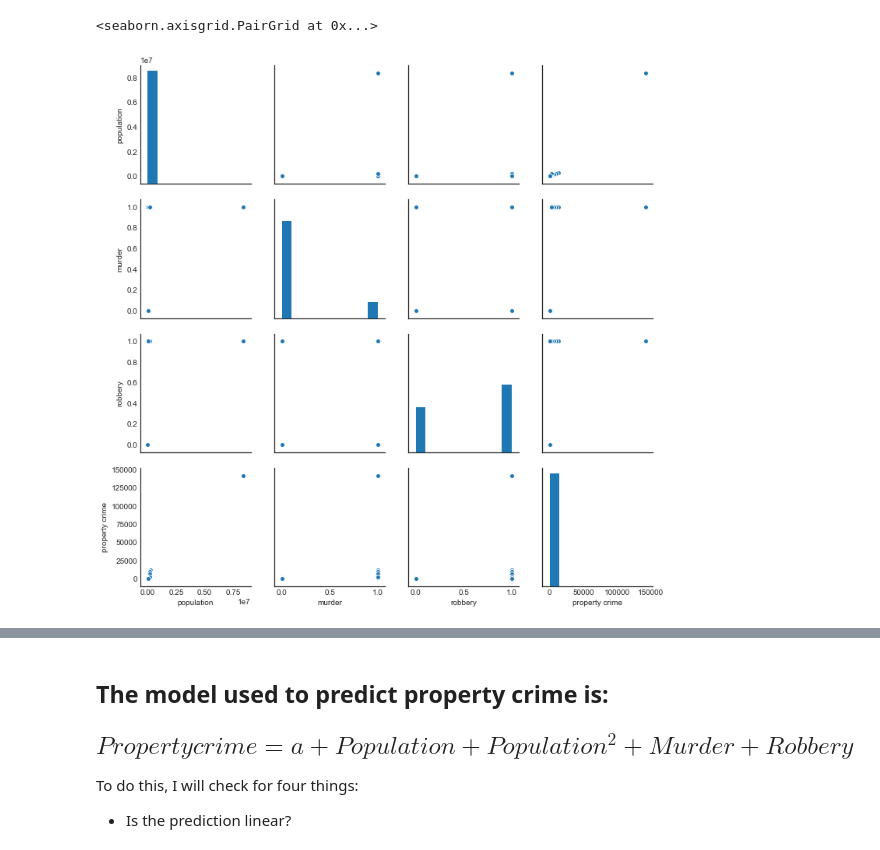
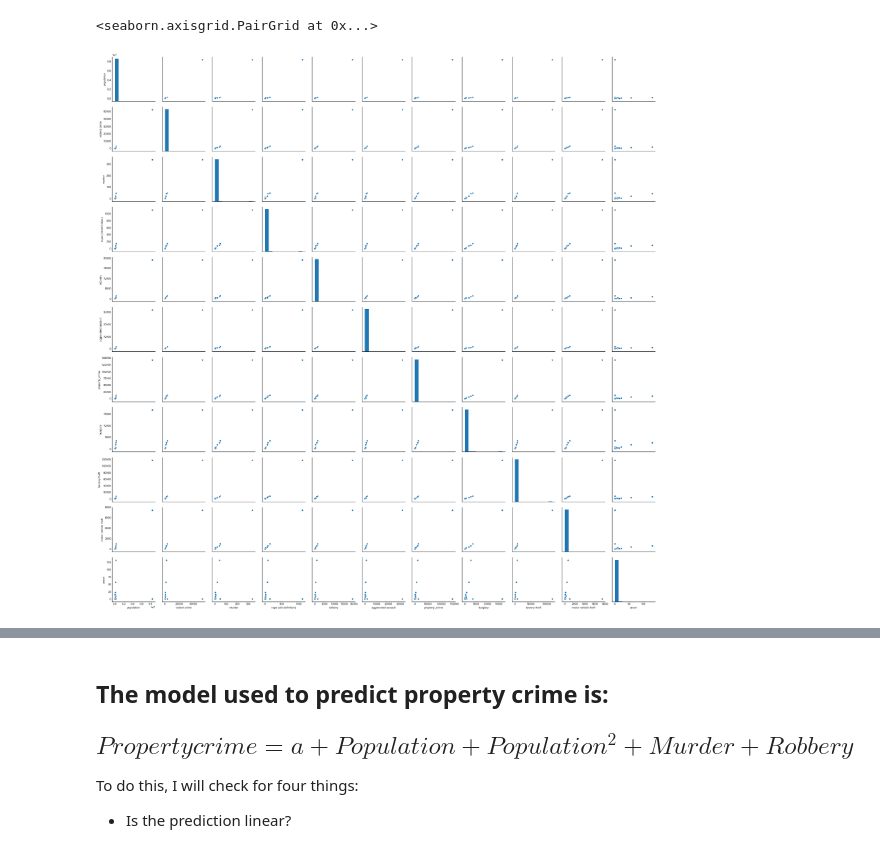
Before and after one commit to brianjinkim/thinkful_datascience, a Jupyter notebook: 2.4 Property Crime.ipynb, the cells around one changed output, grey strips where cells are left out. Saved outputs shown, nothing was run; the diff lists cells and outputs as text; code cells hidden in the pictures.

```diff
--- a/2.4 Property Crime.ipynb
+++ b/2.4 Property Crime.ipynb
@@ -18,11 +19,13 @@ warnings.filterwarnings(
     message="^internal gelsd"
 )
 # %%
-datapath = 'https://raw.githubusercontent.com/Thinkful-Ed/data-201-resources/master/New_York_offenses/NEW_YORK-Offenses_Known_to_Law_Enforcement_by_City_2013%20-%2013tbl8ny.csv'
+datapath = '../Datasets/2013 NY Offenses.csv'
 
-df = pd.read_csv(datapath)
-df.columns = ['city', 'population', 'violent crime', 'murder', 'rape (new definition)', 'rape (old definition)', 'robbery',
-              'aggrevated assault', 'property crime', 'burglary', 'larceny-theft', 'motor vehicle theft', 'arson']
+crime_2013 = pd.read_csv(datapath, header=4, skipfooter=3, engine='python')
+
+crime_2013.columns = ['city', 'population', 'violent crime', 'murder', 'rape (new definition)', 'rape (old definition)', 'robbery',
+              'aggrevated assault', 'property_crime', 'burglary', 'larceny-theft', 'motor vehicle theft', 'arson']
+df = crime_2013
 df.head()
 # %% [output]
 |  | city | population | violent crime | murder | rape (new definition) | rape (old definition) | robbery | ... |
@@ -34,15 +36,0 @@ df.head()
-# %%
-#data cleaning
-df = df.drop(df.index[:4])
-df['robbery'] = df['robbery'].replace('[^0-9]+', '', regex=True)
-df['population'] = df['population'].replace('[^0-9]+', '', regex=True)
-df['property crime'] = df['property crime'].replace('[^0-9]+', '', regex=True)
-
-df = df[['population', 'robbery', 'murder', 'property crime']].dropna()
-df = df.astype('int64')
-
-df['population_sq'] = (df['population'] ** 2).apply(lambda x: '%.f' % x)
-df['murder'] = np.where(df['murder'] > 0, 1, 0)
-df['robbery'] = np.where(df['robbery'] > 0, 1, 0)
-
-df.head()
@@ -55,0 +59,3 @@ df.head()
+# %%
+df = df.drop(labels='rape (new definition)', axis=1)
+df.fillna(0, inplace=True)
@@ -55,0 +82,4 @@ df.head()
+# %%
+for col in df.iloc[:, 1:]:
+    df[col] = df[col].replace('[^0-9]+', '', regex=True)
+    df[col] = df[col].astype('int64')
@@ -56,6 +95,7 @@ df.head()
 # %%
+#data exploration
 sns.set_style('white')
-sns.pairplot(df[['population', 'murder', 'robbery', 'property crime']], dropna=True)
+sns.pairplot(df.iloc[:, 1:], dropna=True)
 # %% [output]
 <seaborn.axisgrid.PairGrid at 0x...>
-[figure, old version]
+[figure, new version]
```
Also changed, not shown: parts of 34 cells of this notebook, 2 other files.
